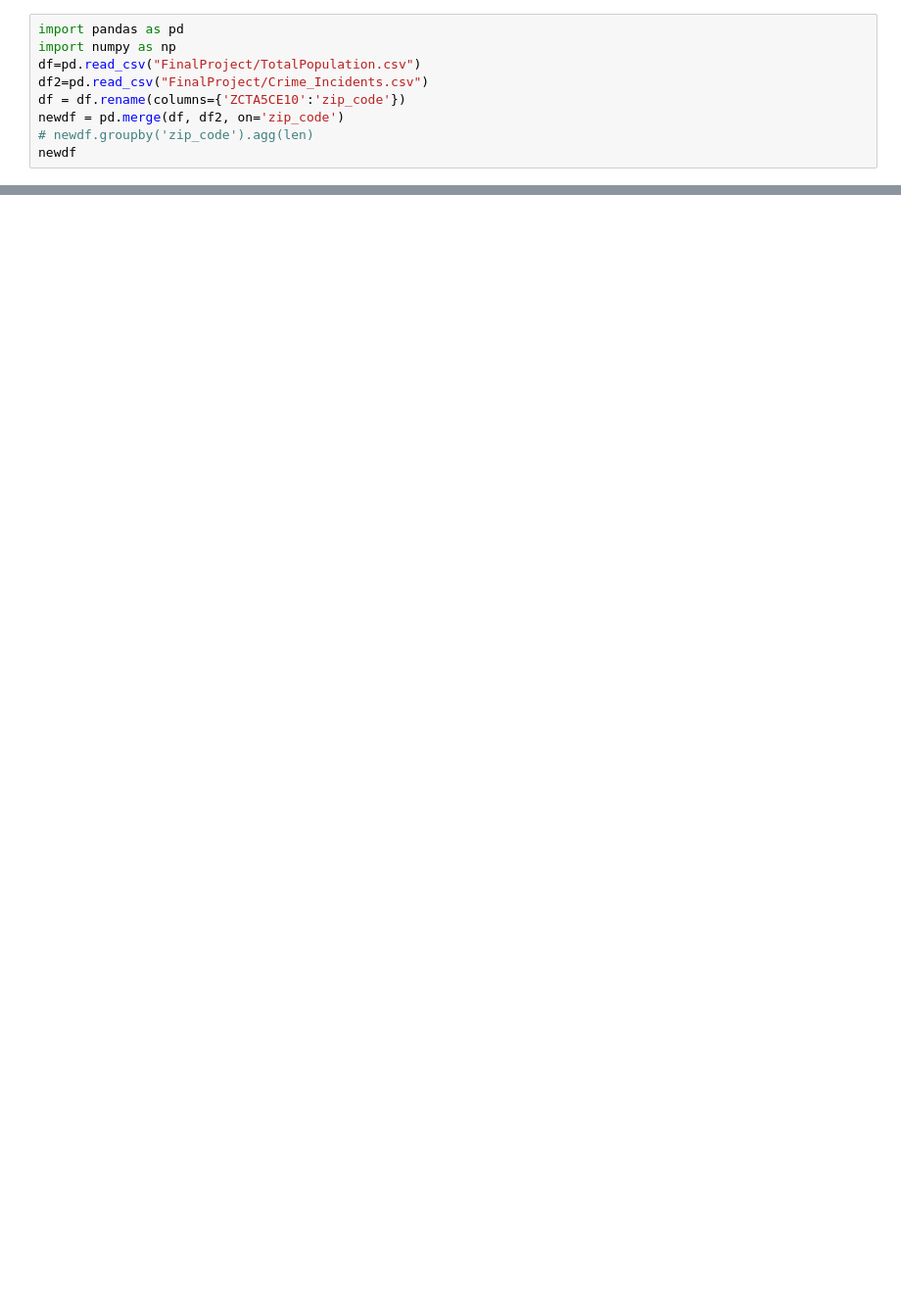
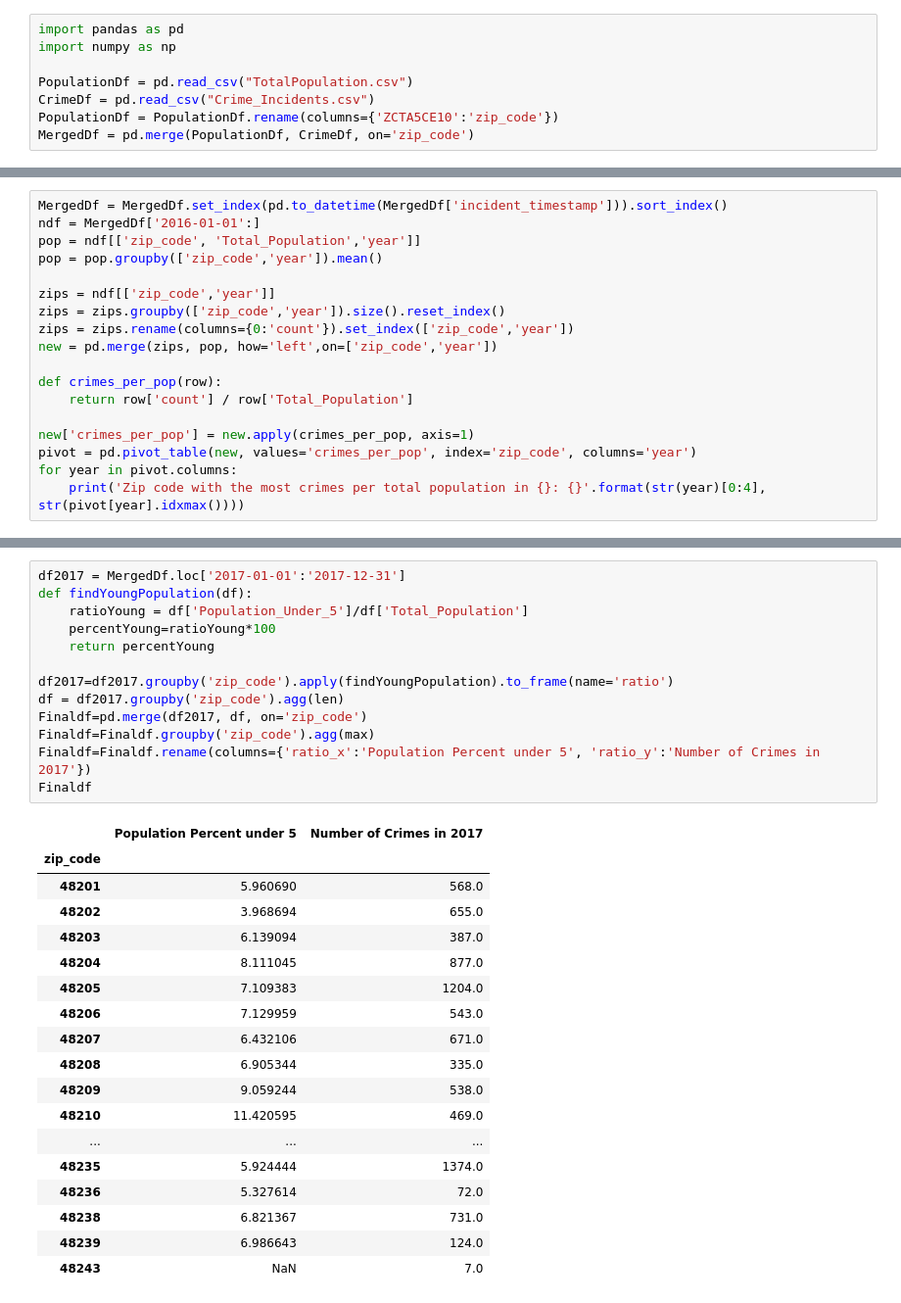
Before and after one commit to maryvogler/si330finalproject, a Jupyter notebook: FinalProject.ipynb, the cells around one changed output, grey strips where cells are left out. Shown at 98% size. Saved outputs shown, nothing was run; the diff lists cells and outputs as text; blank space fills up the shorter version.

```diff
--- a/FinalProject.ipynb
+++ b/FinalProject.ipynb
@@ -11,9 +1,8 @@ import numpy as np
 # %%
 import pandas as pd
 import numpy as np
-df=pd.read_csv("FinalProject/TotalPopulation.csv")
-df2=pd.read_csv("FinalProject/Crime_Incidents.csv")
-df = df.rename(columns={'ZCTA5CE10':'zip_code'})
-newdf = pd.merge(df, df2, on='zip_code')
-# newdf.groupby('zip_code').agg(len)
-newdf
+
+PopulationDf = pd.read_csv("TotalPopulation.csv")
+CrimeDf = pd.read_csv("Crime_Incidents.csv")
+PopulationDf = PopulationDf.rename(columns={'ZCTA5CE10':'zip_code'})
+MergedDf = pd.merge(PopulationDf, CrimeDf, on='zip_code')
@@ -43,0 +44,18 @@ newdf
+# %%
+MergedDf = MergedDf.set_index(pd.to_datetime(MergedDf['incident_timestamp'])).sort_index()
+ndf = MergedDf['2016-01-01':]
+pop = ndf[['zip_code', 'Total_Population','year']]
+pop = pop.groupby(['zip_code','year']).mean()
+
+zips = ndf[['zip_code','year']]
+zips = zips.groupby(['zip_code','year']).size().reset_index()
+zips = zips.rename(columns={0:'count'}).set_index(['zip_code','year'])
+new = pd.merge(zips, pop, how='left',on=['zip_code','year'])
+
+def crimes_per_pop(row):
+    return row['count'] / row['Total_Population']
+
+new['crimes_per_pop'] = new.apply(crimes_per_pop, axis=1)
+pivot = pd.pivot_table(new, values='crimes_per_pop', index='zip_code', columns='year')
+for year in pivot.columns:
+    print('Zip code with the most crimes per total population in {}: {}'.format(str(year)[0:4], str(pivot[year].idxmax())))
@@ -43,0 +138,32 @@ newdf
+# %%
+df2017 = MergedDf.loc['2017-01-01':'2017-12-31']
+def findYoungPopulation(df):
+    ratioYoung = df['Population_Under_5']/df['Total_Population']
+    percentYoung=ratioYoung*100
+    return percentYoung
+
+df2017=df2017.groupby('zip_code').apply(findYoungPopulation).to_frame(name='ratio')
+df = df2017.groupby('zip_code').agg(len)
+Finaldf=pd.merge(df2017, df, on='zip_code')
+Finaldf=Finaldf.groupby('zip_code').agg(max)
+Finaldf=Finaldf.rename(columns={'ratio_x':'Population Percent under 5', 'ratio_y':'Number of Crimes in 2017'})
+Finaldf
+# %% [output]
+|  | Population Percent under 5 | Number of Crimes in 2017 |
+| zip_code |  |  |
+| 48201 | 5.960690 | 568.0 |
+| 48202 | 3.968694 | 655.0 |
+| 48203 | 6.139094 | 387.0 |
+| 48204 | 8.111045 | 877.0 |
+| 48205 | 7.109383 | 1204.0 |
+| 48206 | 7.129959 | 543.0 |
+| 48207 | 6.432106 | 671.0 |
+| 48208 | 6.905344 | 335.0 |
+| 48209 | 9.059244 | 538.0 |
+| 48210 | 11.420595 | 469.0 |
+| ... | ... | ... |
+| 48235 | 5.924444 | 1374.0 |
+| 48236 | 5.327614 | 72.0 |
+| 48238 | 6.821367 | 731.0 |
+| 48239 | 6.986643 | 124.0 |
+| 48243 | NaN | 7.0 |
```
Also changed, not shown: parts of 8 cells of this notebook, 1 other file.
